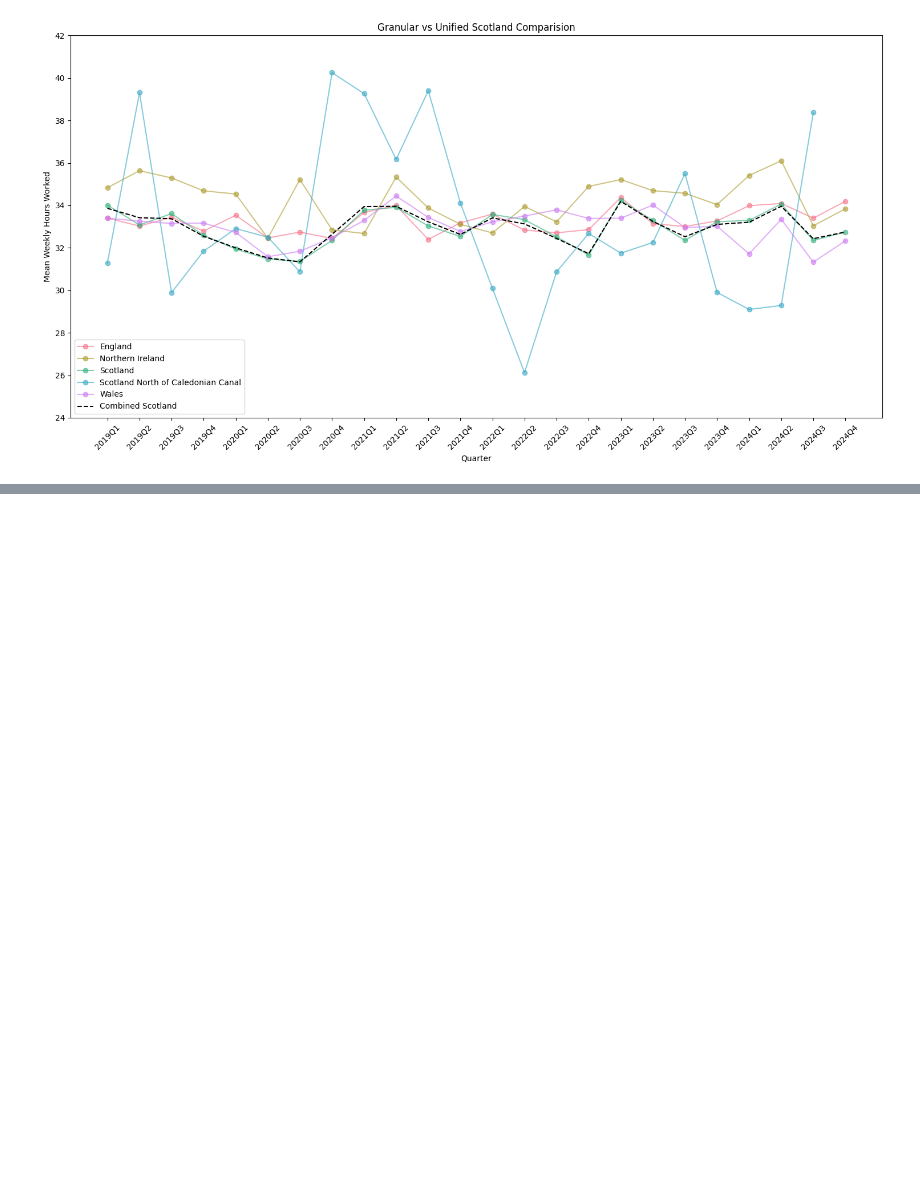
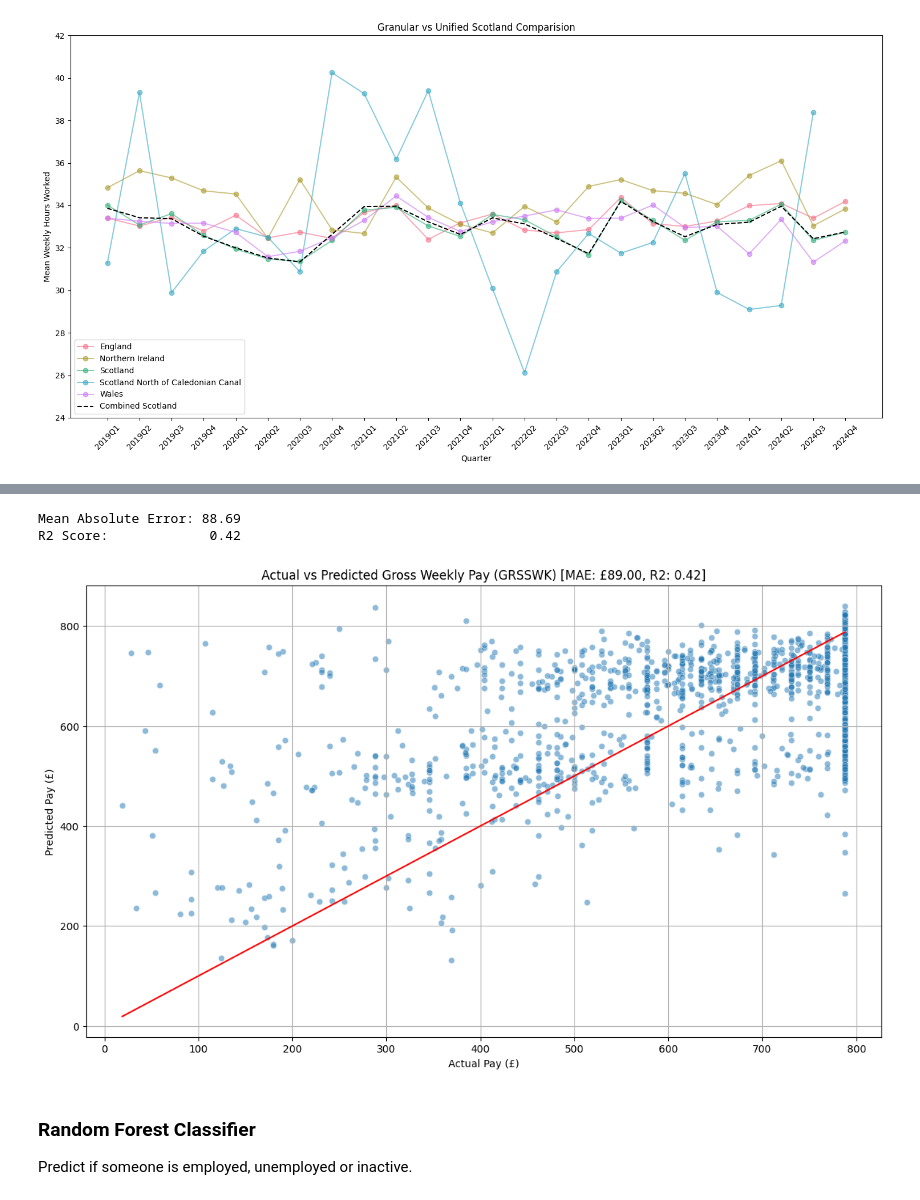
Before and after one commit to corey-richardson/comp3008-cw2, a Jupyter notebook: notebook.ipynb, the cells around one changed output, grey strips where cells are left out. Saved outputs shown, nothing was run; the diff lists cells and outputs as text; code cells hidden in the pictures; blank space fills up the shorter version.

```diff
--- a/notebook.ipynb
+++ b/notebook.ipynb
@@ -351,0 +411,8 @@ plt.show()
+# %%
+# Feature (X)
+# Target  (y)
+X = df_model.drop("GRSSWK", axis=1)
+y = df_model["GRSSWK"]
+# %%
+# Split into Training/Test data
+X_train, X_test, y_train, y_test = train_test_split(X, y, test_size=0.2, random_state=42)
@@ -351,0 +424,30 @@ plt.show()
+# %%
+y_pred = regressor.predict(X_test)
+
+mae = mean_absolute_error(y_test, y_pred)
+r2 = r2_score(y_test, y_pred)
+
+print(f"Mean Absolute Error: {mae:.2f}")
+print(f"R2 Score:             {r2:.2f}")
+# %% [output]
+Mean Absolute Error: 88.69
+R2 Score:             0.42
+# %%
+plt.figure(figsize=(14,8))
+
+sns.scatterplot(x=y_test, y=y_pred, alpha=0.5)
+plt.plot([y_test.min(), y_test.max()], [y_test.min(), y_test.max()], "red")
+
+plt.title(f"Actual vs Predicted Gross Weekly Pay (GRSSWK) [MAE: £{mae:.2f}, R2: {r2:.2f}]")
+plt.xlabel("Actual Pay (£)")
+plt.ylabel("Predicted Pay (£)")
+plt.grid(True)
+
+plt.savefig("graphs/linear_regression_gross_weekly_pay.png", dpi=300)
+plt.show()
+# %% [output]
+[figure, added]
+# %% [markdown]
+### Random Forest Classifier
+
+Predict if someone is employed, unemployed or inactive.
```
Also changed, not shown: parts of 6 cells of this notebook, 2 other files.
